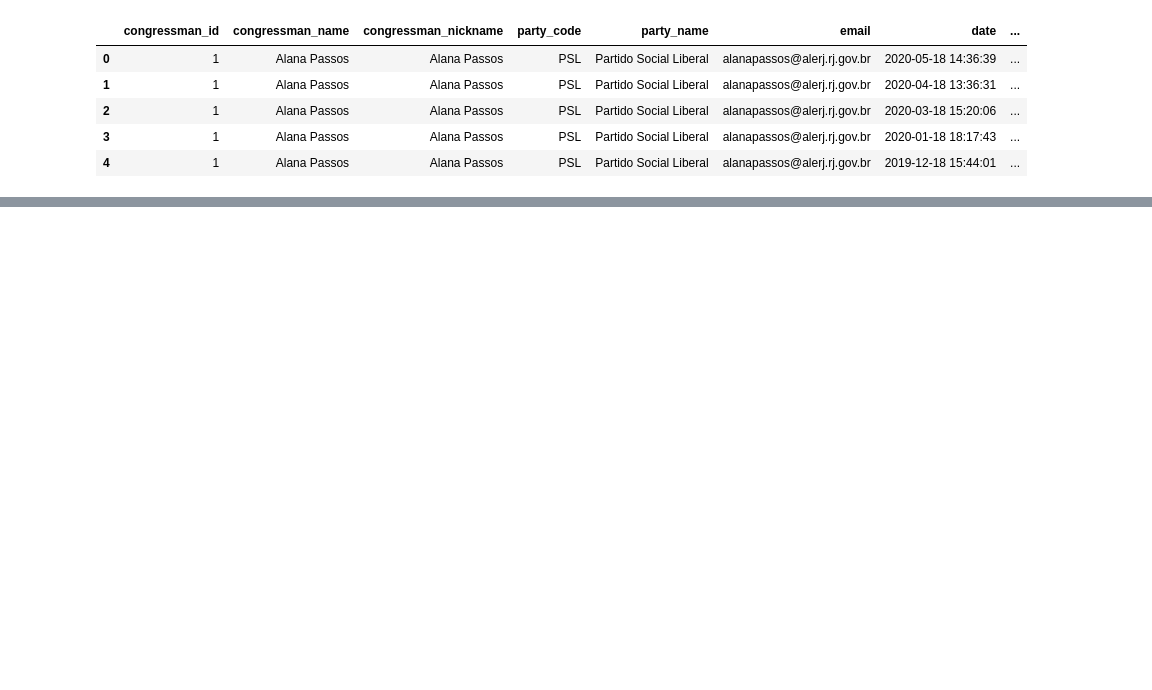
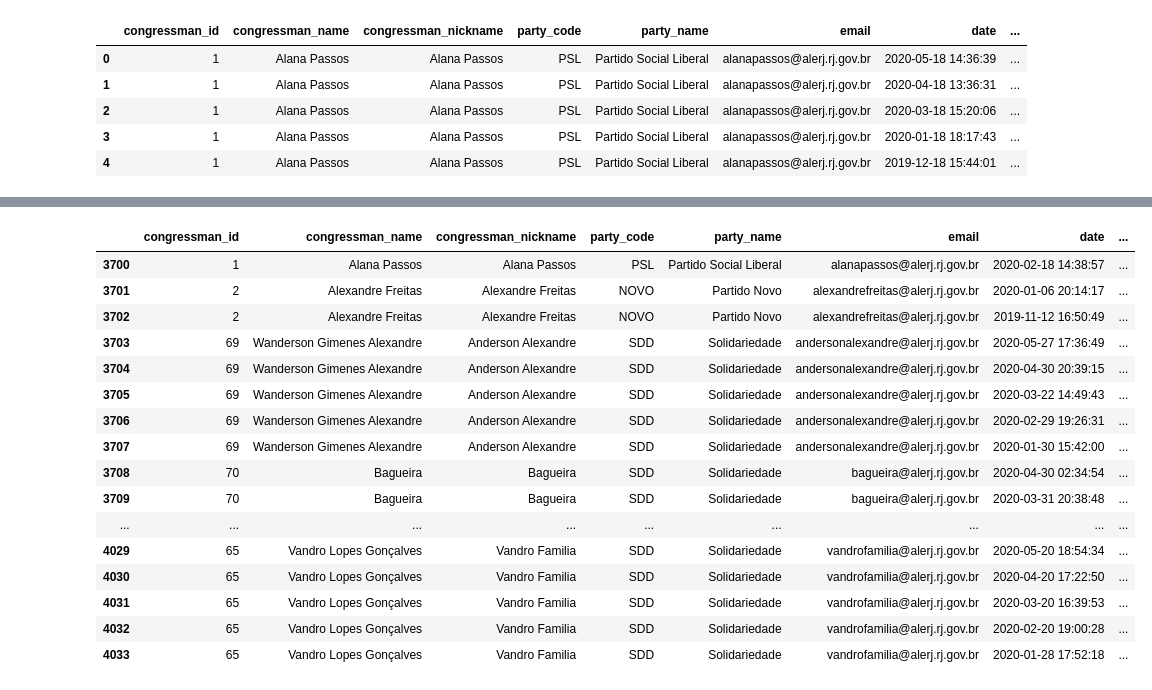
Before and after one commit to pbragamiranda/alerj, a Jupyter notebook: merging_data.ipynb, the cells around one changed output, grey strips where cells are left out. Drawn from its saved outputs; the diff is of its cells as text; code cells hidden in the pictures; blank space fills up the shorter version.

```diff
--- a/merging_data.ipynb
+++ b/merging_data.ipynb
@@ -35,0 +63,20 @@ complete_clean.to_csv('./data/complete_30082020.csv')
+# %%
+complete_clean[complete_clean['cost_center_name'] == 'VI - Outras despesas com locomoção']
+# %% [output]
+|  | congressman_id | congressman_name | congressman_nickname | party_code | party_name | email | date | ... |
+| 3700 | 1 | Alana Passos | Alana Passos | PSL | Partido Social Liberal | alanapassos@alerj.rj.gov.br | 2020-02-18 14:38:57 | ... |
+| 3701 | 2 | Alexandre Freitas | Alexandre Freitas | NOVO | Partido Novo | alexandrefreitas@alerj.rj.gov.br | 2020-01-06 20:14:17 | ... |
+| 3702 | 2 | Alexandre Freitas | Alexandre Freitas | NOVO | Partido Novo | alexandrefreitas@alerj.rj.gov.br | 2019-11-12 16:50:49 | ... |
+| 3703 | 69 | Wanderson Gimenes Alexandre | Anderson Alexandre | SDD | Solidariedade | andersonalexandre@alerj.rj.gov.br | 2020-05-27 17:36:49 | ... |
+| 3704 | 69 | Wanderson Gimenes Alexandre | Anderson Alexandre | SDD | Solidariedade | andersonalexandre@alerj.rj.gov.br | 2020-04-30 20:39:15 | ... |
+| 3705 | 69 | Wanderson Gimenes Alexandre | Anderson Alexandre | SDD | Solidariedade | andersonalexandre@alerj.rj.gov.br | 2020-03-22 14:49:43 | ... |
+| 3706 | 69 | Wanderson Gimenes Alexandre | Anderson Alexandre | SDD | Solidariedade | andersonalexandre@alerj.rj.gov.br | 2020-02-29 19:26:31 | ... |
+| 3707 | 69 | Wanderson Gimenes Alexandre | Anderson Alexandre | SDD | Solidariedade | andersonalexandre@alerj.rj.gov.br | 2020-01-30 15:42:00 | ... |
+| 3708 | 70 | Bagueira | Bagueira | SDD | Solidariedade | bagueira@alerj.rj.gov.br | 2020-04-30 02:34:54 | ... |
+| 3709 | 70 | Bagueira | Bagueira | SDD | Solidariedade | bagueira@alerj.rj.gov.br | 2020-03-31 20:38:48 | ... |
+| ... | ... | ... | ... | ... | ... | ... | ... | ... |
+| 4029 | 65 | Vandro Lopes Gonçalves | Vandro Familia | SDD | Solidariedade | vandrofamilia@alerj.rj.gov.br | 2020-05-20 18:54:34 | ... |
+| 4030 | 65 | Vandro Lopes Gonçalves | Vandro Familia | SDD | Solidariedade | vandrofamilia@alerj.rj.gov.br | 2020-04-20 17:22:50 | ... |
+| 4031 | 65 | Vandro Lopes Gonçalves | Vandro Familia | SDD | Solidariedade | vandrofamilia@alerj.rj.gov.br | 2020-03-20 16:39:53 | ... |
+| 4032 | 65 | Vandro Lopes Gonçalves | Vandro Familia | SDD | Solidariedade | vandrofamilia@alerj.rj.gov.br | 2020-02-20 19:00:28 | ... |
+| 4033 | 65 | Vandro Lopes Gonçalves | Vandro Familia | SDD | Solidariedade | vandrofamilia@alerj.rj.gov.br | 2020-01-28 17:52:18 | ... |
```
Also changed, not shown: parts of 4 cells of this notebook.
